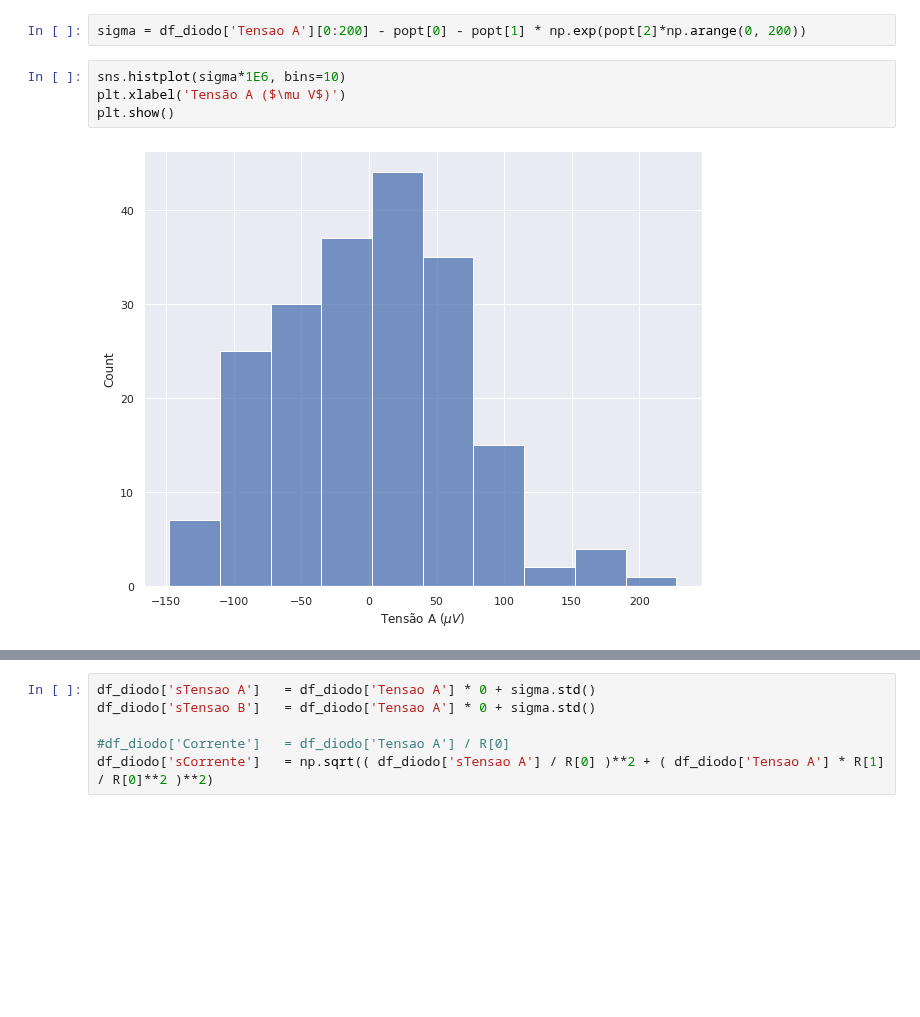
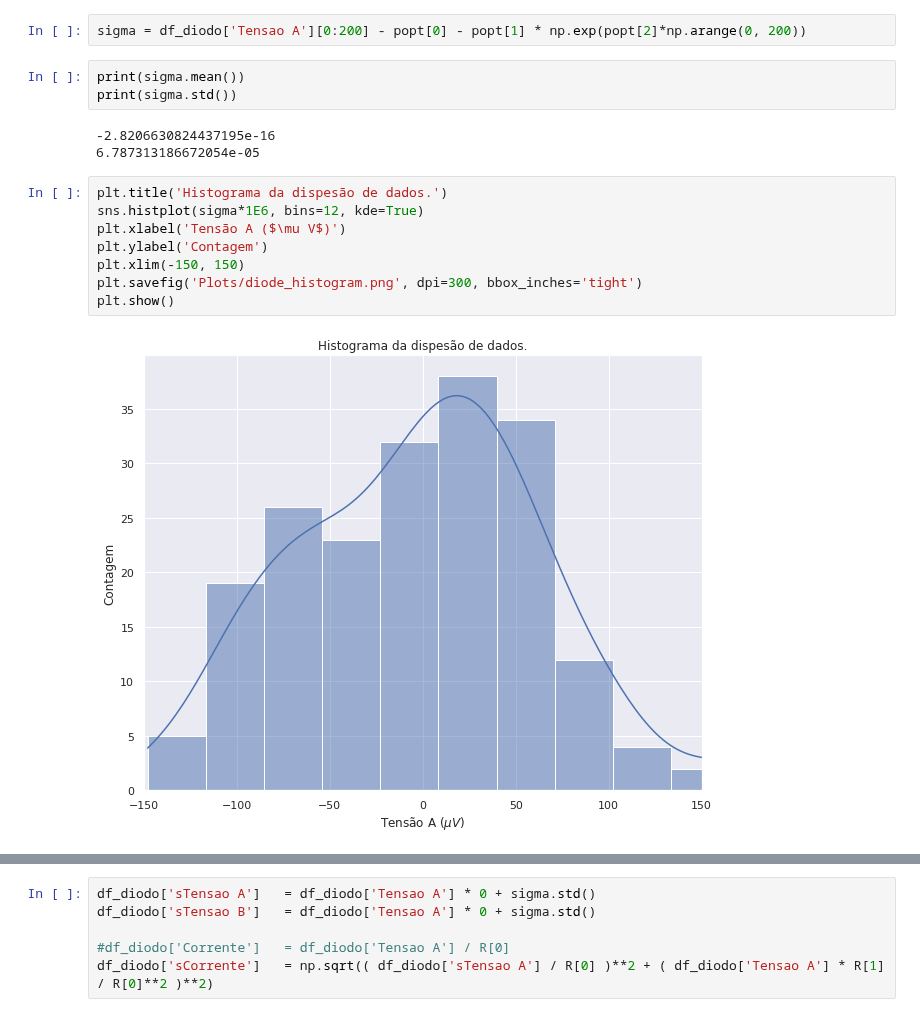
Before and after one commit to ivfreire/lab_3, a Jupyter notebook: Experimento 1/Atividade 3/análise.ipynb, the cells around one changed output, grey strips where cells are left out. Drawn from its saved outputs; the diff is of its cells as text; blank space fills up the shorter version.

```diff
--- a/Experimento 1/Atividade 3/análise.ipynb
+++ b/Experimento 1/Atividade 3/análise.ipynb
@@ -51,8 +52,18 @@ plt.show()
 # %%
 sigma = df_diodo['Tensao A'][0:200] - popt[0] - popt[1] * np.exp(popt[2]*np.arange(0, 200))
+# %%
+print(sigma.mean())
+print(sigma.std())
+# %% [output]
+-2.8206630824437195e-16
+6.787313186672054e-05
 # %%
-sns.histplot(sigma*1E6, bins=10)
+plt.title('Histograma da dispesão de dados.')
+sns.histplot(sigma*1E6, bins=12, kde=True)
 plt.xlabel('Tensão A ($\mu V$)')
+plt.ylabel('Contagem')
+plt.xlim(-150, 150)
+plt.savefig('Plots/diode_histogram.png', dpi=300, bbox_inches='tight')
 plt.show()
 # %% [output]
-[figure, old version]
+[figure, new version]
```
Also changed, not shown: parts of 7 cells of this notebook, 3 other files.
